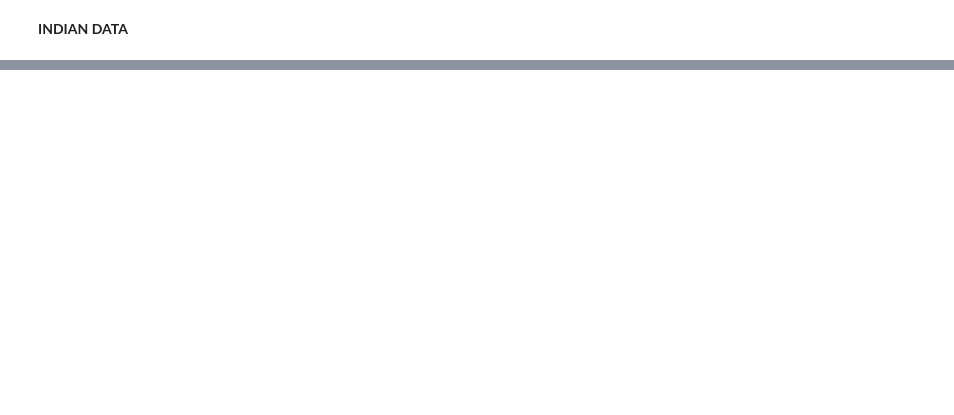
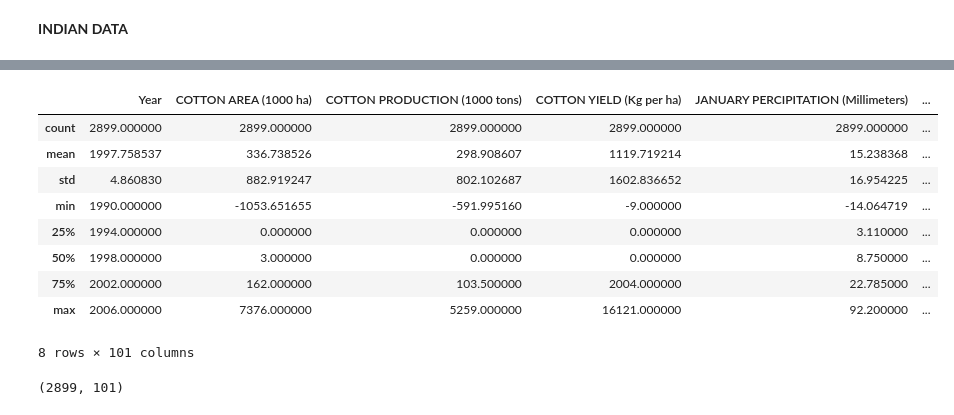
Before and after one commit to whitehatjr1001/Geopact-hackathon, a Jupyter notebook: Genpact_Hackathon.ipynb, the cells around one changed output, grey strips where cells are left out. Cells and saved outputs as stored; diff of their text form; code cells hidden in the pictures; blank space fills up the shorter version.

```diff
--- a/Genpact_Hackathon.ipynb
+++ b/Genpact_Hackathon.ipynb
@@ -17,0 +119,26 @@ USA_test = pd.read_csv('/content/drive/MyDrive/Participants_Data_GGSH_Solution_N
+# %%
+from scipy import stats
+numerical_colums = imputed_df.select_dtypes(include=np.number).columns
+z_score = np.abs(stats.zscore(imputed_df[numerical_colums]))
+threasold = 3
+outlier_rows = np.where(z_score>threasold)[0]
+df_no_outliers = imputed_df.drop(outlier_rows)
+
+df_no_outliers.head()
+# %%
+df_no_outliers.describe()
+# %% [output]
+|  | Year | COTTON AREA (1000 ha) | COTTON PRODUCTION (1000 tons) | COTTON YIELD (Kg per ha) | JANUARY PERCIPITATION (Millimeters) | ... |
+| count | 2899.000000 | 2899.000000 | 2899.000000 | 2899.000000 | 2899.000000 | ... |
+| mean | 1997.758537 | 336.738526 | 298.908607 | 1119.719214 | 15.238368 | ... |
+| std | 4.860830 | 882.919247 | 802.102687 | 1602.836652 | 16.954225 | ... |
+| min | 1990.000000 | -1053.651655 | -591.995160 | -9.000000 | -14.064719 | ... |
+| 25% | 1994.000000 | 0.000000 | 0.000000 | 0.000000 | 3.110000 | ... |
+| 50% | 1998.000000 | 3.000000 | 0.000000 | 0.000000 | 8.750000 | ... |
+| 75% | 2002.000000 | 162.000000 | 103.500000 | 2004.000000 | 22.785000 | ... |
+| max | 2006.000000 | 7376.000000 | 5259.000000 | 16121.000000 | 92.200000 | ... |
+8 rows × 101 columns
+# %%
+df_no_outliers.shape
+# %% [output]
+(2899, 101)
```
Also changed, not shown: parts of 15 cells of this notebook.
